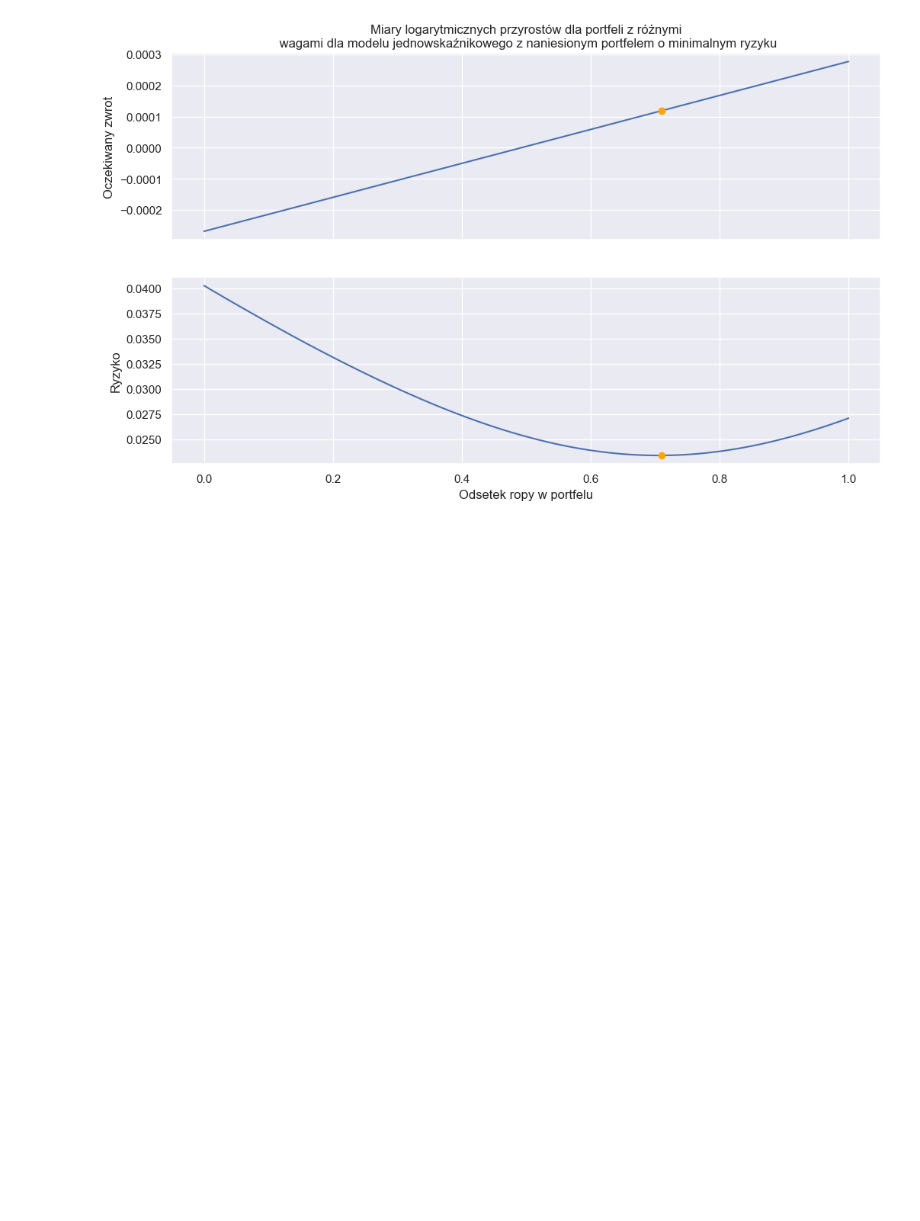
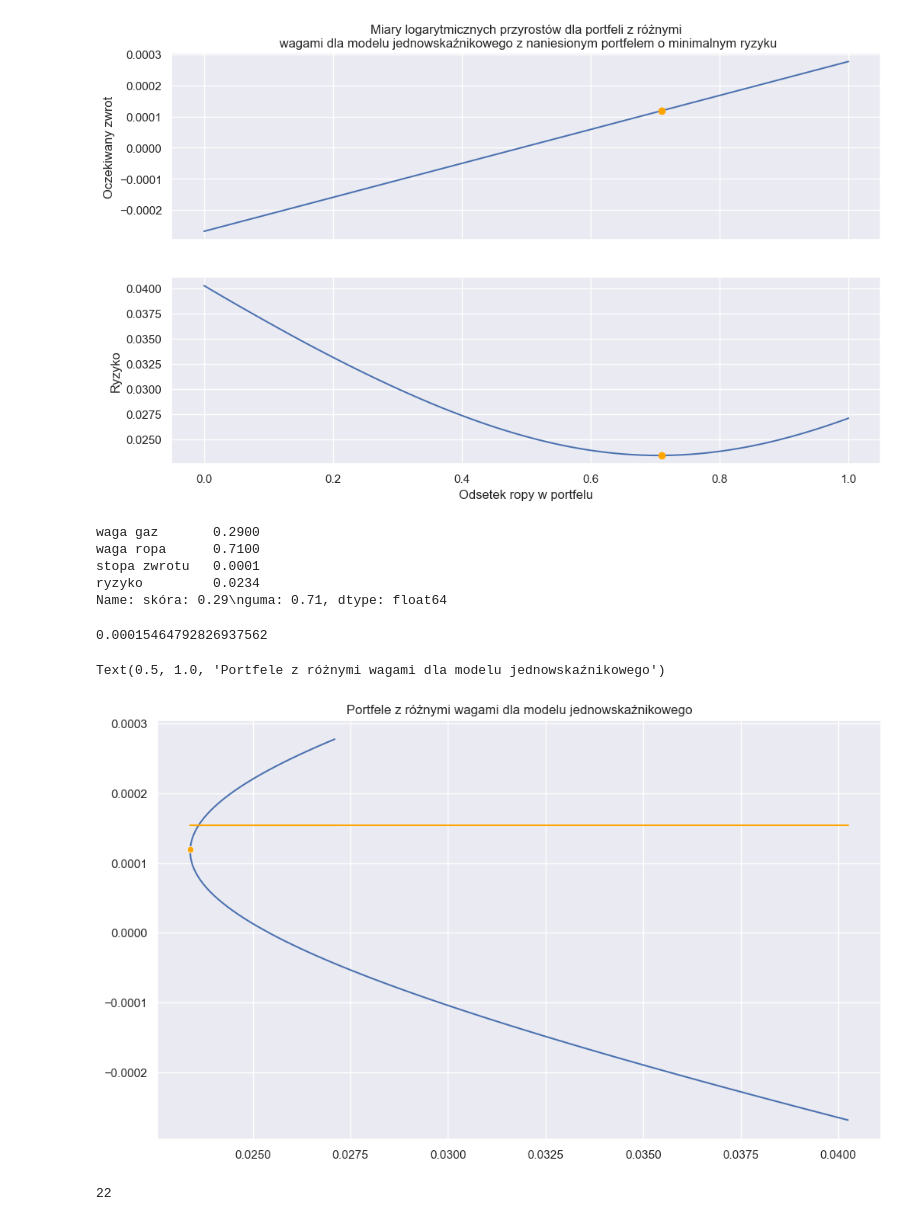
Before and after one commit to mjacobik/ORLEN-risk-management, a Jupyter notebook: Projekt 3 zad 2 cz 1.ipynb, the cells around one changed output. Drawn from its saved outputs; the diff is of its cells as text; code cells hidden in the pictures; blank space fills up the shorter version.

```diff
--- a/Projekt 3 zad 2 cz 1.ipynb
+++ b/Projekt 3 zad 2 cz 1.ipynb
@@ -383,3 +383,40 @@ axs[1].set_xlabel('Odsetek ropy w portfelu')
 # %% [output]
 Text(0.5, 0, 'Odsetek ropy w portfelu')
 [figure]
+# %%
+min_risk
+# %% [output]
+waga gaz       0.2900
+waga ropa      0.7100
+stopa zwrotu   0.0001
+ryzyko         0.0234
+Name: skóra: 0.29\nguma: 0.71, dtype: float64
+# %%
+# d)
+R_e = min_risk.iloc[2]
+sigma_e = min_risk.iloc[3]
+
+rentownosc_obligacji = .05807
+ustalona_plus_punkt_proc = rentownosc_obligacji + .01
+# Przeliczenie stopy obligacji na zwrot dzienny wzorkiem z MRF
+k = 365
+ustalona_stopa_dzien = (((1+rentownosc_obligacji)**(1/k))-1)
+# teraz na stopę logarytmiczną
+ustalona_stopa_dzien_log = np.log(1+ustalona_stopa_dzien)
+# %% [output]
+0.00015464792826937562
+# %%
+zwrot_residua = portfele_residua.iloc[2,:].values
+ryzyko_residua = portfele_residua.iloc[3,:].values
+odsetek_ropy = portfele_residua.iloc[1, :].values
+sns.lineplot(x=ryzyko_residua, y=zwrot_residua, sort=False)
+sns.lineplot(x=ryzyko_residua, y=ustalona_stopa_dzien_log, sort=False, color = "orange")
+sns.scatterplot(x=[min_risk[3]], y=[min_risk[2]], color = "orange", zorder=3)
+plt.title("Portfele z różnymi wagami dla modelu jednowskaźnikowego")
+# %% [output]
+Text(0.5, 1.0, 'Portfele z różnymi wagami dla modelu jednowskaźnikowego')
+[figure, added]
+# %%
+portfele_residua.iloc[3, (portfele_residua.iloc[2,:].values >= ustalona_stopa_dzien_log)].argmin()
+# %% [output]
+22
```
Also changed, not shown: parts of 9 cells of this notebook.
